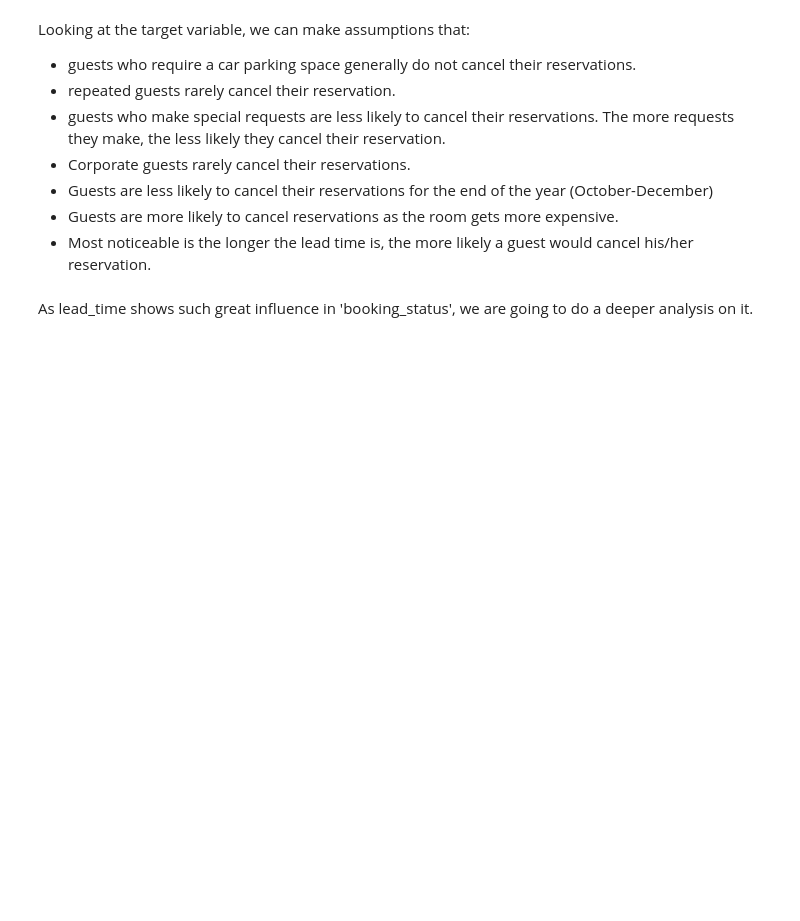
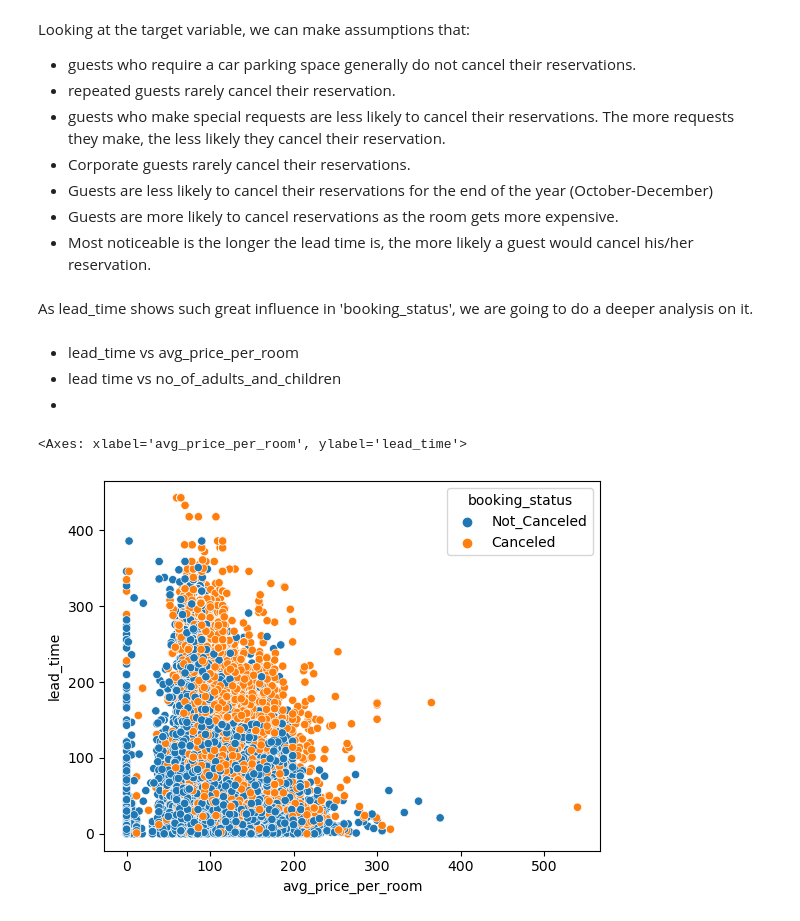
Before and after one commit to andytan0051/Data-Science-Projects, a Jupyter notebook: Hotel Reservation Cancellation Prediction/Hotel Reservation Cancellation Predictions.ipynb, the cells around one changed output. Drawn from its saved outputs; the diff is of its cells as text; code cells hidden in the pictures; blank space fills up the shorter version.

```diff
--- a/Hotel Reservation Cancellation Prediction/Hotel Reservation Cancellation Predictions.ipynb
+++ b/Hotel Reservation Cancellation Prediction/Hotel Reservation Cancellation Predictions.ipynb
@@ -264,3 +268,12 @@ Looking at the target variable, we can make assumptions that:
 - Most noticeable is the longer the lead time is, the more likely a guest would cancel his/her reservation.
 # %% [markdown]
  As lead_time shows such great influence in 'booking_status', we are going to do a deeper analysis on it.
+# %% [markdown]
+- lead_time vs avg_price_per_room
+- lead time vs no_of_adults_and_children
+-
+# %%
+sns.scatterplot(data=rsv_data, y='lead_time', x='avg_price_per_room', hue='booking_status')
+# %% [output]
+<Axes: xlabel='avg_price_per_room', ylabel='lead_time'>
+[figure, added]
```
Also changed, not shown: parts of 23 cells of this notebook.
